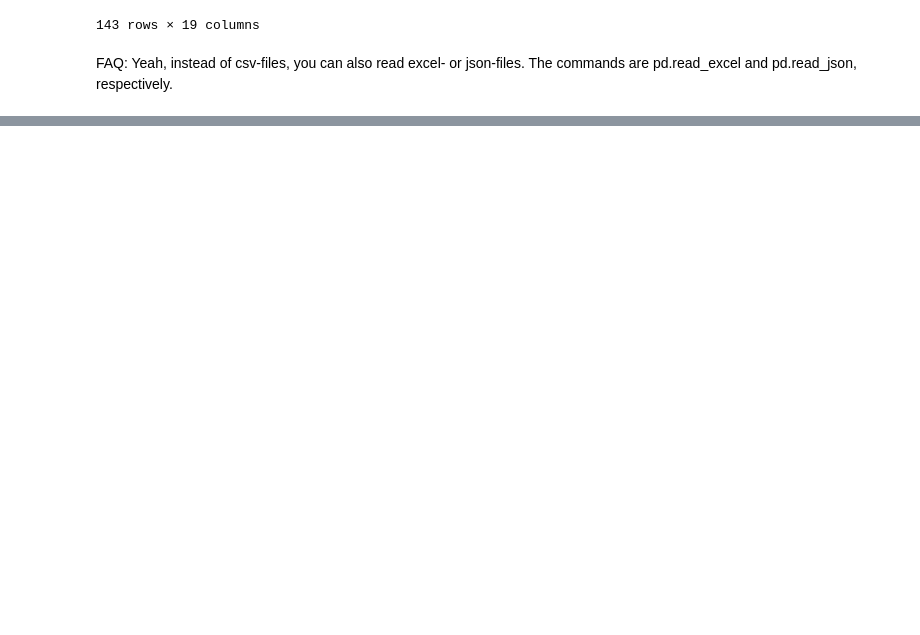
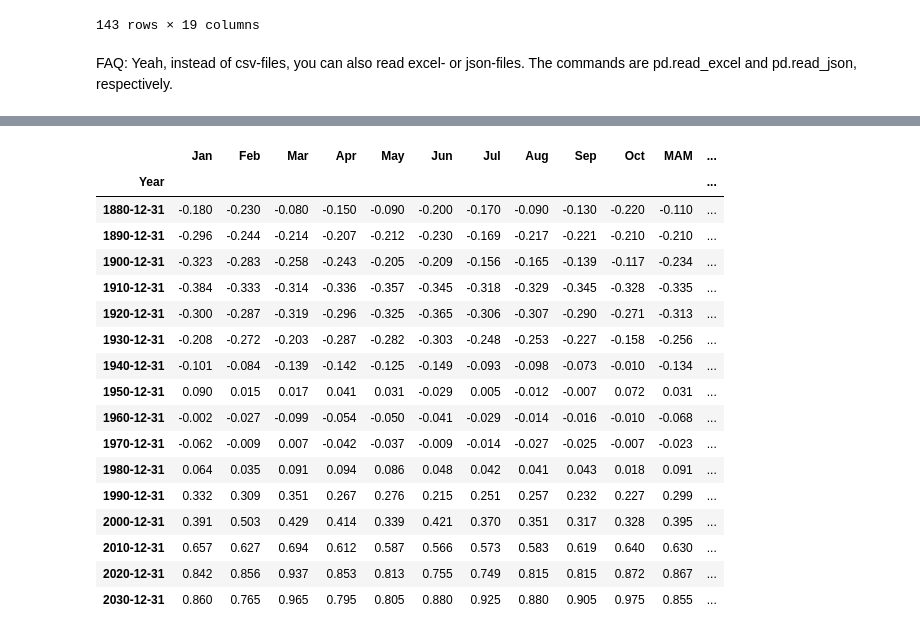
Before and after one commit to zieglerk/data-science-tutorials, a Jupyter notebook: A-pandas/Pandas.ipynb, the cells around one changed output, grey strips where cells are left out. Saved outputs shown, nothing was run; the diff lists cells and outputs as text; code cells hidden in the pictures; blank space fills up the shorter version.

```diff
--- a/A-pandas/Pandas.ipynb
+++ b/A-pandas/Pandas.ipynb
@@ -66,0 +137,22 @@ FAQ: Yeah, instead of csv-files, you can also read excel- or json-files. The com
+# %%
+# regroup 10 years and take the mean
+df.resample('10Y').mean()
+# %% [output]
+|  | Jan | Feb | Mar | Apr | May | Jun | Jul | Aug | Sep | Oct | MAM | ... |
+| Year |  |  |  |  |  |  |  |  |  |  |  | ... |
+| 1880-12-31 | -0.180 | -0.230 | -0.080 | -0.150 | -0.090 | -0.200 | -0.170 | -0.090 | -0.130 | -0.220 | -0.110 | ... |
+| 1890-12-31 | -0.296 | -0.244 | -0.214 | -0.207 | -0.212 | -0.230 | -0.169 | -0.217 | -0.221 | -0.210 | -0.210 | ... |
+| 1900-12-31 | -0.323 | -0.283 | -0.258 | -0.243 | -0.205 | -0.209 | -0.156 | -0.165 | -0.139 | -0.117 | -0.234 | ... |
+| 1910-12-31 | -0.384 | -0.333 | -0.314 | -0.336 | -0.357 | -0.345 | -0.318 | -0.329 | -0.345 | -0.328 | -0.335 | ... |
+| 1920-12-31 | -0.300 | -0.287 | -0.319 | -0.296 | -0.325 | -0.365 | -0.306 | -0.307 | -0.290 | -0.271 | -0.313 | ... |
+| 1930-12-31 | -0.208 | -0.272 | -0.203 | -0.287 | -0.282 | -0.303 | -0.248 | -0.253 | -0.227 | -0.158 | -0.256 | ... |
+| 1940-12-31 | -0.101 | -0.084 | -0.139 | -0.142 | -0.125 | -0.149 | -0.093 | -0.098 | -0.073 | -0.010 | -0.134 | ... |
+| 1950-12-31 | 0.090 | 0.015 | 0.017 | 0.041 | 0.031 | -0.029 | 0.005 | -0.012 | -0.007 | 0.072 | 0.031 | ... |
+| 1960-12-31 | -0.002 | -0.027 | -0.099 | -0.054 | -0.050 | -0.041 | -0.029 | -0.014 | -0.016 | -0.010 | -0.068 | ... |
+| 1970-12-31 | -0.062 | -0.009 | 0.007 | -0.042 | -0.037 | -0.009 | -0.014 | -0.027 | -0.025 | -0.007 | -0.023 | ... |
+| 1980-12-31 | 0.064 | 0.035 | 0.091 | 0.094 | 0.086 | 0.048 | 0.042 | 0.041 | 0.043 | 0.018 | 0.091 | ... |
+| 1990-12-31 | 0.332 | 0.309 | 0.351 | 0.267 | 0.276 | 0.215 | 0.251 | 0.257 | 0.232 | 0.227 | 0.299 | ... |
+| 2000-12-31 | 0.391 | 0.503 | 0.429 | 0.414 | 0.339 | 0.421 | 0.370 | 0.351 | 0.317 | 0.328 | 0.395 | ... |
+| 2010-12-31 | 0.657 | 0.627 | 0.694 | 0.612 | 0.587 | 0.566 | 0.573 | 0.583 | 0.619 | 0.640 | 0.630 | ... |
+| 2020-12-31 | 0.842 | 0.856 | 0.937 | 0.853 | 0.813 | 0.755 | 0.749 | 0.815 | 0.815 | 0.872 | 0.867 | ... |
+| 2030-12-31 | 0.860 | 0.765 | 0.965 | 0.795 | 0.805 | 0.880 | 0.925 | 0.880 | 0.905 | 0.975 | 0.855 | ... |
```
Also changed, not shown: parts of 12 cells of this notebook.
